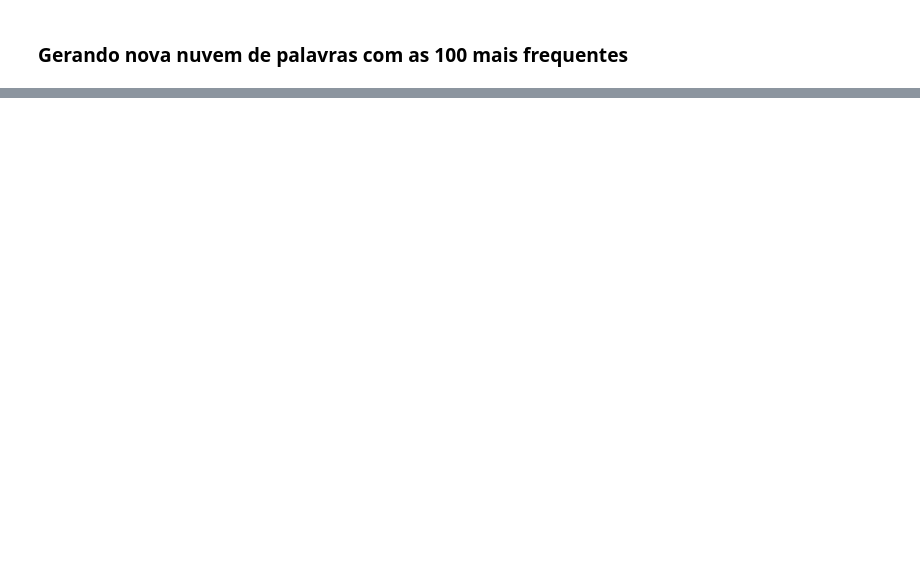
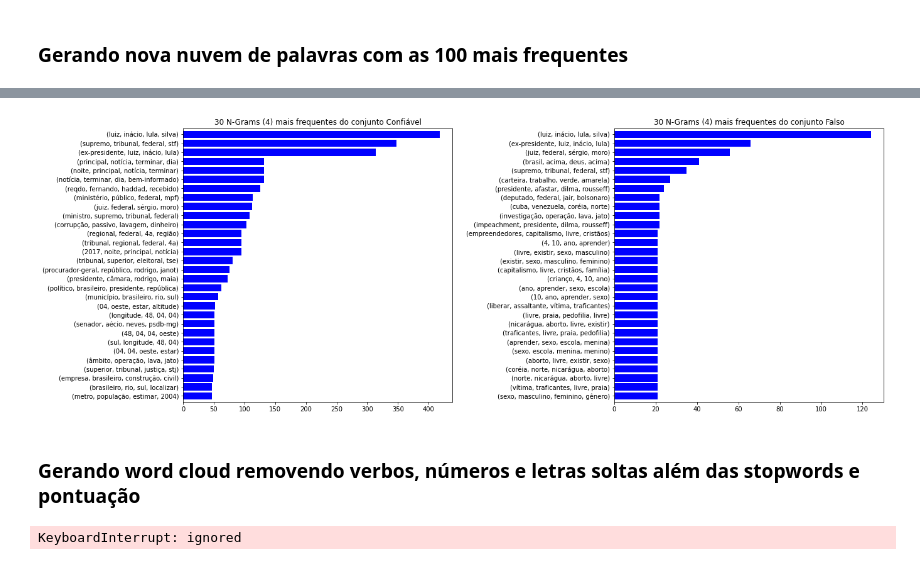
Before and after one commit to caesarcc/pucminas-tcc-fake-news-detection, a Jupyter notebook: passo04_analise_exploracao.ipynb, the cells around one changed output, grey strips where cells are left out. Cells and saved outputs as stored; diff of their text form; code cells hidden in the pictures; blank space fills up the shorter version.

```diff
--- a/passo04_analise_exploracao.ipynb
+++ b/passo04_analise_exploracao.ipynb
@@ -130,0 +155,15 @@ avaliar_ngrams(palavras_falsa, '20 Triigramas mais frequentes nos textos Falsos'
+# %%
+exibir_ngrams(lista_confiavel, lista_falsa, n=4)
+# %% [output]
+[figure, added]
+# %% [markdown]
+### Gerando word cloud removendo verbos, números e letras soltas além das stopwords e pontuação
+# %%
+dados["texto_wordcloud_revisao"] = dados.texto_processado.apply(
+    lambda texto: " ".join([token.lemma_ for token in nlp(texto)
+      if not token.is_stop and
+        not token.is_punct and
+        not token.pos_ in ['VERB', 'AUX', 'NUM'] and
+        len(token.lemma_) > 1]))
+# %% [output]
+KeyboardInterrupt: ignored
```
Also changed, not shown: parts of 21 cells of this notebook.
